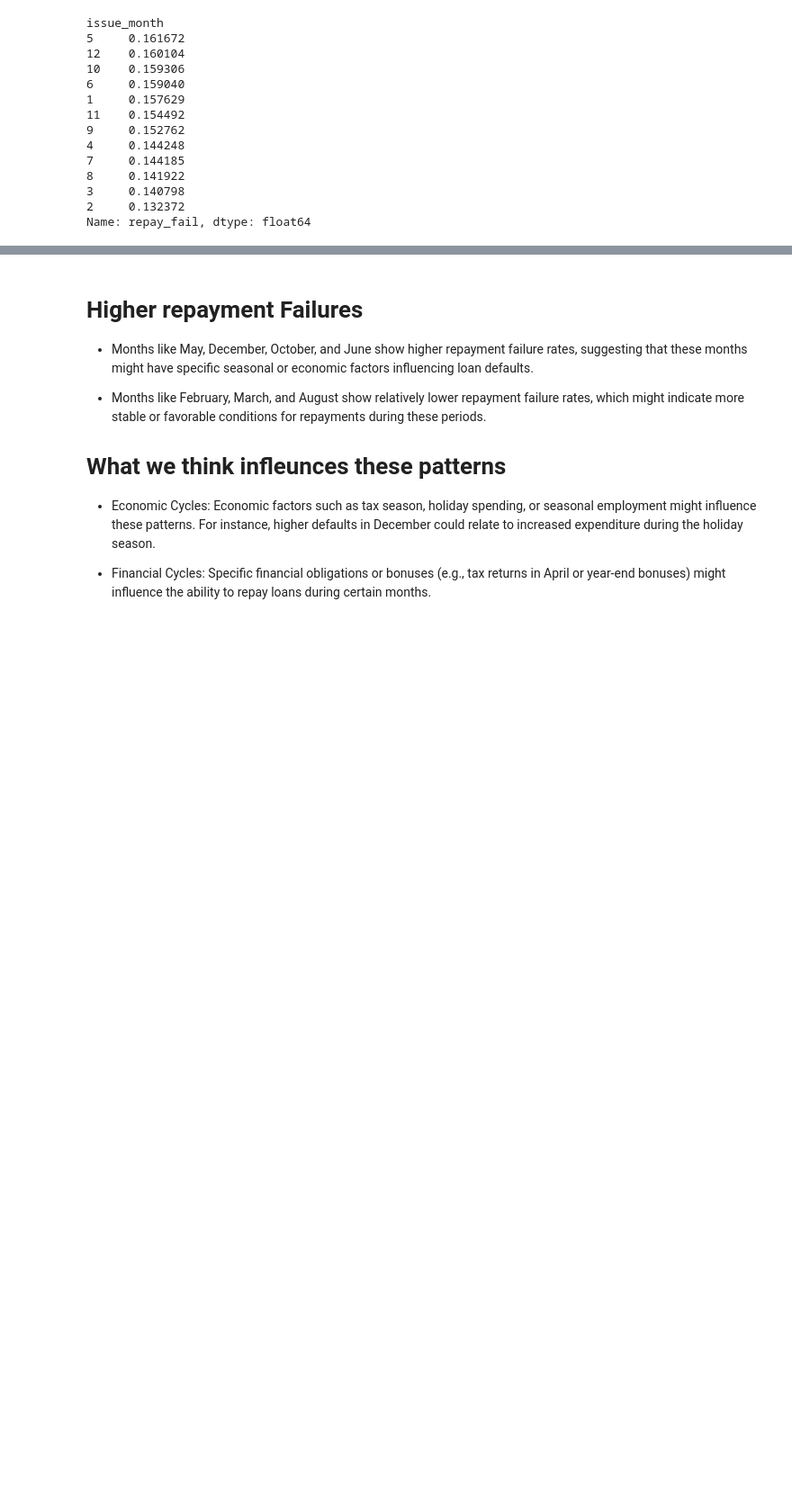
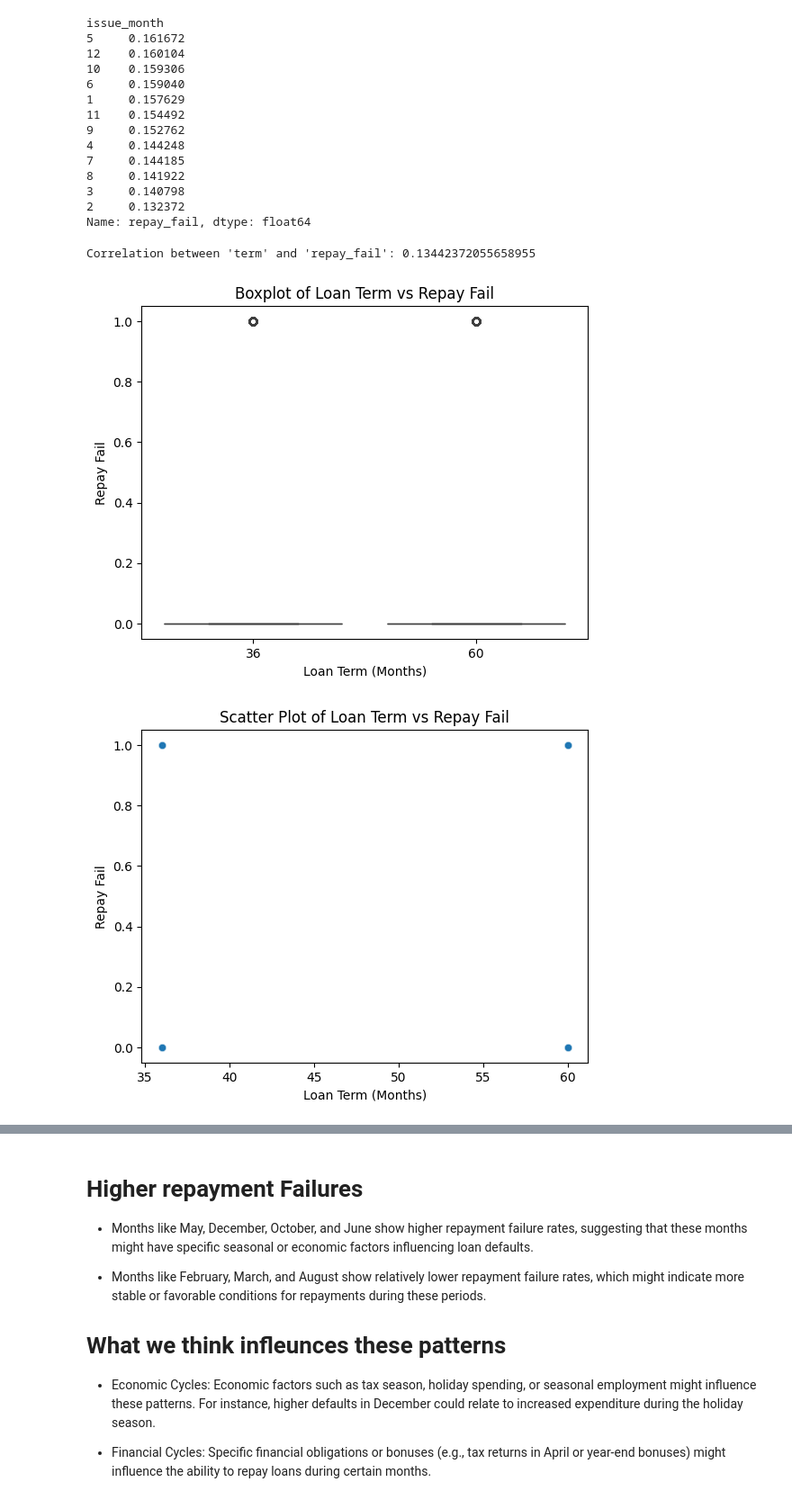
Before and after one commit to jyounes23/LoanDefaultPredictor, a Jupyter notebook: finalProject copy.ipynb, the cells around one changed output, grey strips where cells are left out. Shown at 90% size. Drawn from its saved outputs; the diff is of its cells as text; code cells hidden in the pictures; blank space fills up the shorter version.

```diff
--- a/finalProject copy.ipynb
+++ b/finalProject copy.ipynb
@@ -564,3 +564,32 @@ issue_month
 3     0.140798
 2     0.132372
 Name: repay_fail, dtype: float64
+# %%
+import pandas as pd
+import seaborn as sns
+import matplotlib.pyplot as plt
+
+# Ensure term_numeric is correctly created
+Loan_Data_explore['term_numeric'] = Loan_Data_explore['term'].str.extract(r'(\d+)').astype(int)
+
+# Calculate correlation between 'term_numeric' and 'repay_fail'
+correlation = Loan_Data_explore[['term_numeric', 'repay_fail']].corr().iloc[0, 1]
+print(f"Correlation between 'term' and 'repay_fail': {correlation}")
+
+# Plot the relationship using a boxplot
+sns.boxplot(data=Loan_Data_explore, x='term_numeric', y='repay_fail')
+plt.title("Boxplot of Loan Term vs Repay Fail")
+plt.xlabel("Loan Term (Months)")
+plt.ylabel("Repay Fail")
+plt.show()
+
+# Optional: Scatter plot to visualize the relationship
+sns.scatterplot(data=Loan_Data_explore, x='term_numeric', y='repay_fail', alpha=0.5)
+plt.title("Scatter Plot of Loan Term vs Repay Fail")
+plt.xlabel("Loan Term (Months)")
+plt.ylabel("Repay Fail")
+plt.show()
+# %% [output]
+Correlation between 'term' and 'repay_fail': 0.13442372055658955
+[figure, added]
+[figure, added]
```
Also changed, not shown: parts of 9 cells of this notebook.
